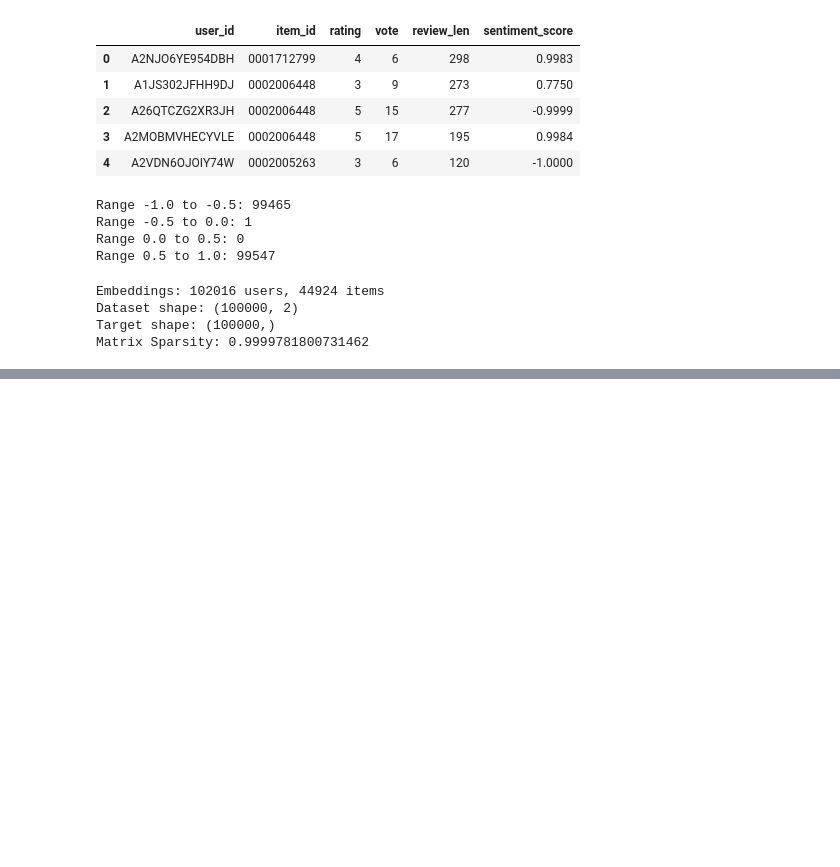
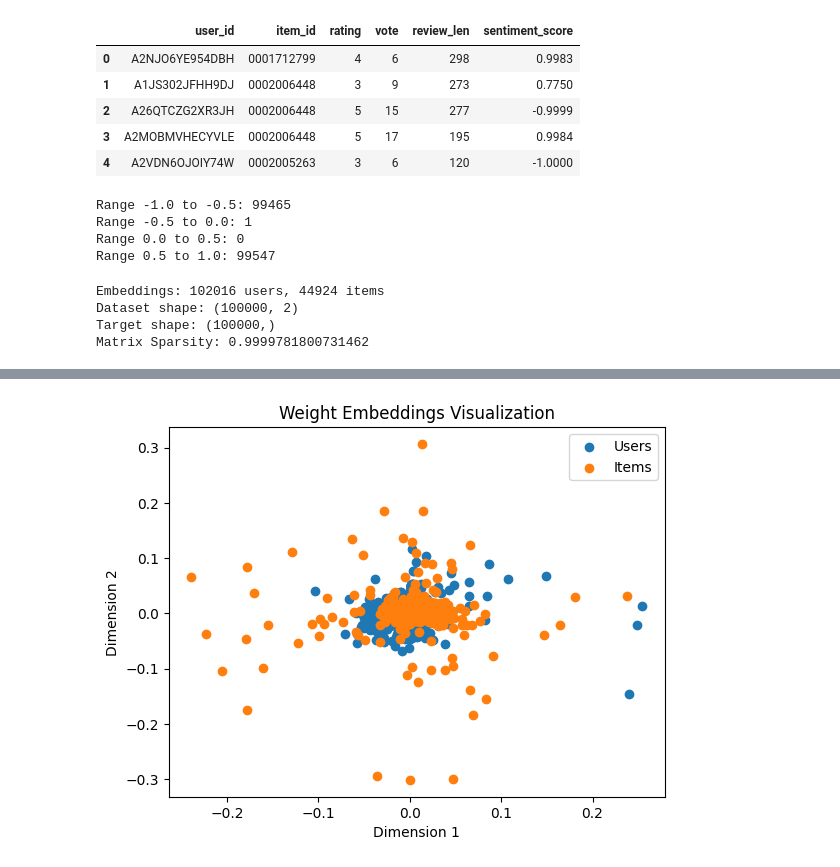
Before and after one commit to WilliamYWu/Amazon_Review_Recommender_System, a Jupyter notebook: amazon_review_testing.ipynb, the cells around one changed output, grey strips where cells are left out. Cells and saved outputs as stored; diff of their text form; code cells hidden in the pictures; blank space fills up the shorter version.

```diff
--- a/amazon_review_testing.ipynb
+++ b/amazon_review_testing.ipynb
@@ -544,0 +606,19 @@ baseline_model
+# %%
+all_embeddings = np.concatenate((user_embed_df, item_embed_df))
+# %%
+pca = PCA(n_components=2)
+reduced_embeddings = pca.fit_transform(all_embeddings)
+
+reduced_user_embeddings = reduced_embeddings[:user_embed_df.shape[0], :]
+reduced_item_embeddings = reduced_embeddings[user_embed_df.shape[0]:, :]
+
+plt.scatter(reduced_user_embeddings[:, 0], reduced_user_embeddings[:, 1], label = "Users")
+plt.scatter(reduced_item_embeddings[:, 0], reduced_item_embeddings[:, 1], label = "Items")
+
+plt.xlabel("Dimension 1")
+plt.ylabel("Dimension 2")
+plt.title("Weight Embeddings Visualization")
+plt.legend()
+plt.show()
+# %% [output]
+[figure, added]
```
Also changed, not shown: parts of 24 cells of this notebook.
